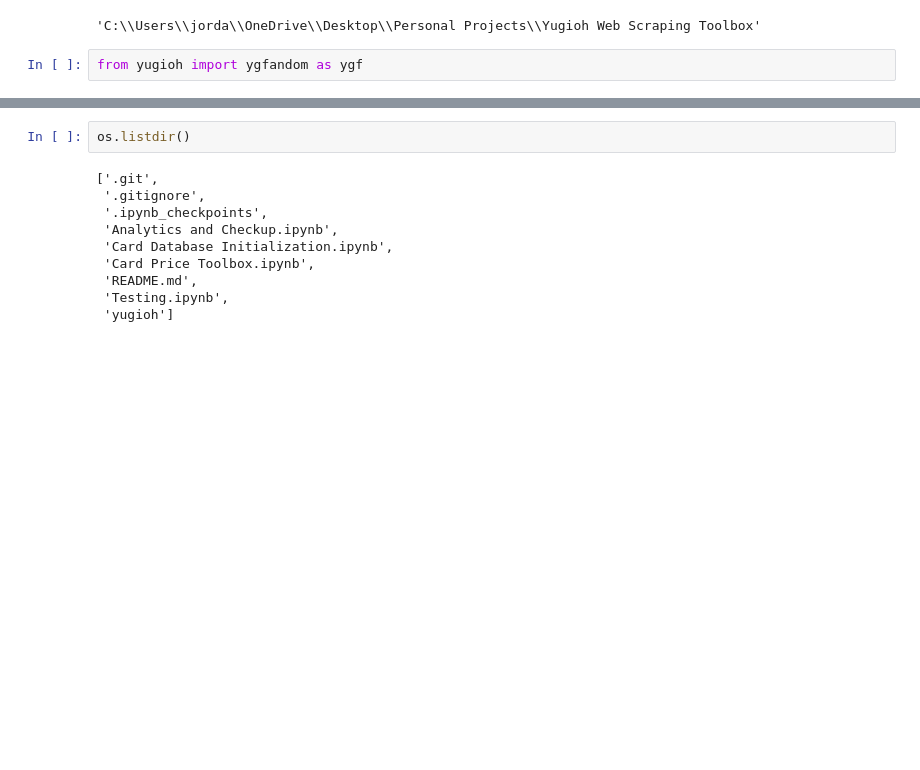
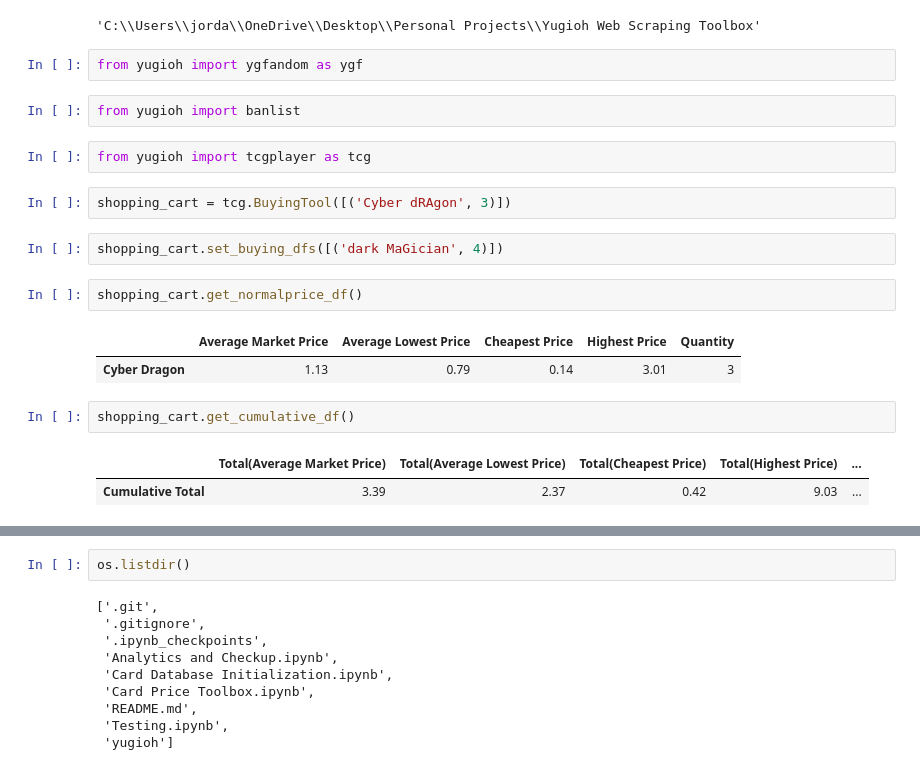
Before and after one commit to jordantanudjaja/Yugioh-Toolbox, a Jupyter notebook: yugioh/Testing.ipynb, the cells around one changed output, grey strips where cells are left out. Saved outputs shown, nothing was run; the diff lists cells and outputs as text; blank space fills up the shorter version.

Commit message:
Finished making 1 unittest for BuyingTool

```diff
--- a/Testing.ipynb
+++ b/yugioh/Testing.ipynb
@@ -26,3 +26,21 @@ os.getcwd()
 'C:\\Users\\jorda\\OneDrive\\Desktop\\Personal Projects\\Yugioh Web Scraping Toolbox'
 # %%
 from yugioh import ygfandom as ygf
+# %%
+from yugioh import banlist
+# %%
+from yugioh import tcgplayer as tcg
+# %%
+shopping_cart = tcg.BuyingTool([('Cyber dRAgon', 3)])
+# %%
+shopping_cart.set_buying_dfs([('dark MaGician', 4)])
+# %%
+shopping_cart.get_normalprice_df()
+# %% [output]
+|  | Average Market Price | Average Lowest Price | Cheapest Price | Highest Price | Quantity |
+| Cyber Dragon | 1.13 | 0.79 | 0.14 | 3.01 | 3 |
+# %%
+shopping_cart.get_cumulative_df()
+# %% [output]
+|  | Total(Average Market Price) | Total(Average Lowest Price) | Total(Cheapest Price) | Total(Highest Price) | ... |
+| Cumulative Total | 3.39 | 2.37 | 0.42 | 9.03 | ... |
```
Also changed, not shown: parts of 1 cell of this notebook, 4 other files.
